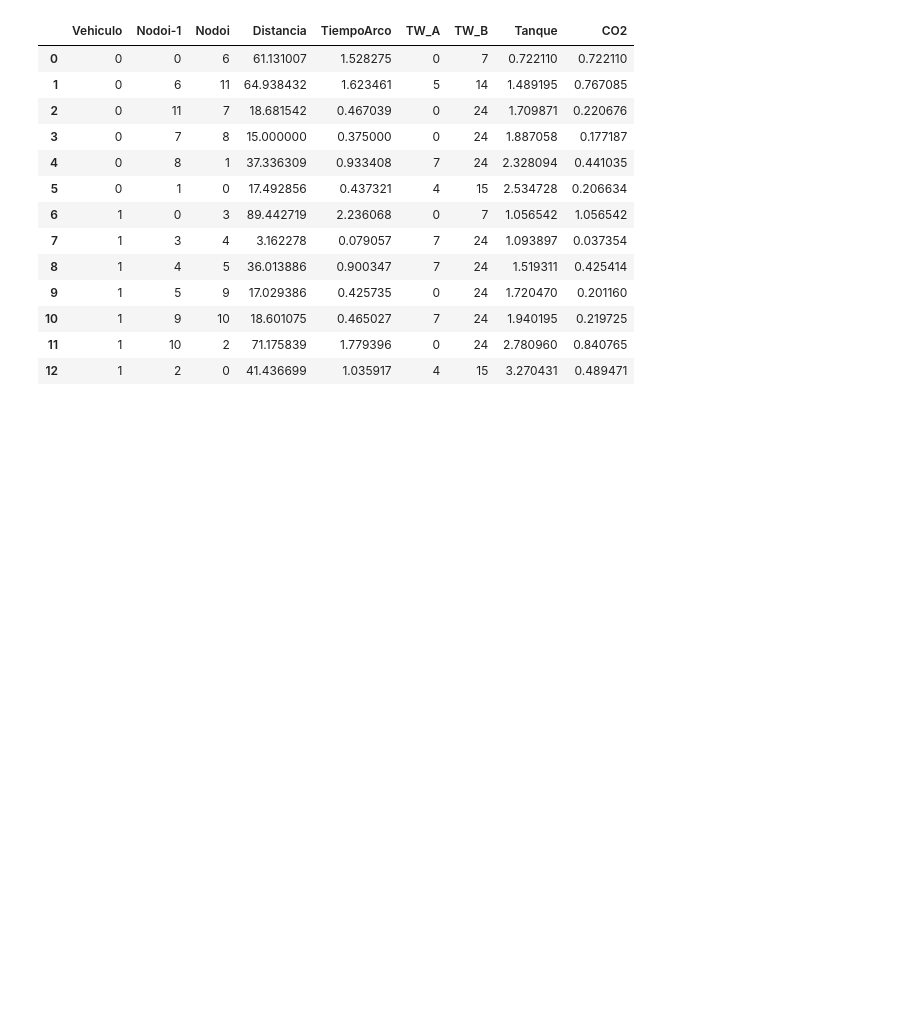
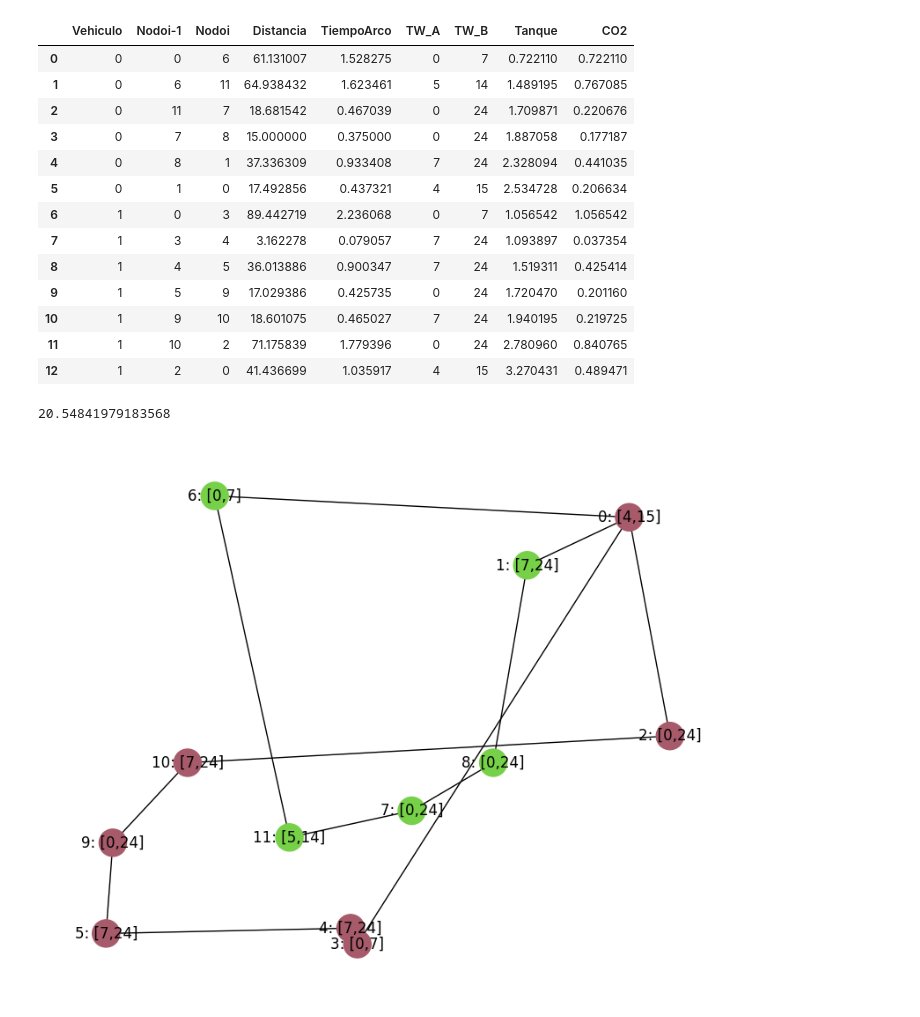
Before and after one commit to JoseLuisBarba/vegsa, a Jupyter notebook: main2.ipynb, the cells around one changed output. Cells and saved outputs as stored; diff of their text form; code cells hidden in the pictures; blank space fills up the shorter version.

```diff
--- a/main2.ipynb
+++ b/main2.ipynb
@@ -21,3 +14,7 @@ r, df = x.decoding(C, summary=True)
+# %%
+x0 = ces.nearestNeighborHeuristic(11)
+# %%
+r0 ,df = ces.decoding(x0, summary=True)
 # %%
 df
 # %% [output]
@@ -35,3 +32,11 @@ df
 | 10 | 1 | 9 | 10 | 18.601075 | 0.465027 | 7 | 24 | 1.940195 | 0.219725 |
 | 11 | 1 | 10 | 2 | 71.175839 | 1.779396 | 0 | 24 | 2.780960 | 0.840765 |
 | 12 | 1 | 2 | 0 | 41.436699 | 1.035917 | 4 | 15 | 3.270431 | 0.489471 |
+# %%
+ces.objective_function(x0)
+# %% [output]
+20.54841979183568
+# %%
+draw_graph(r0)
+# %% [output]
+[figure, added]
```
Also changed, not shown: parts of 22 cells of this notebook, 2 other files.
